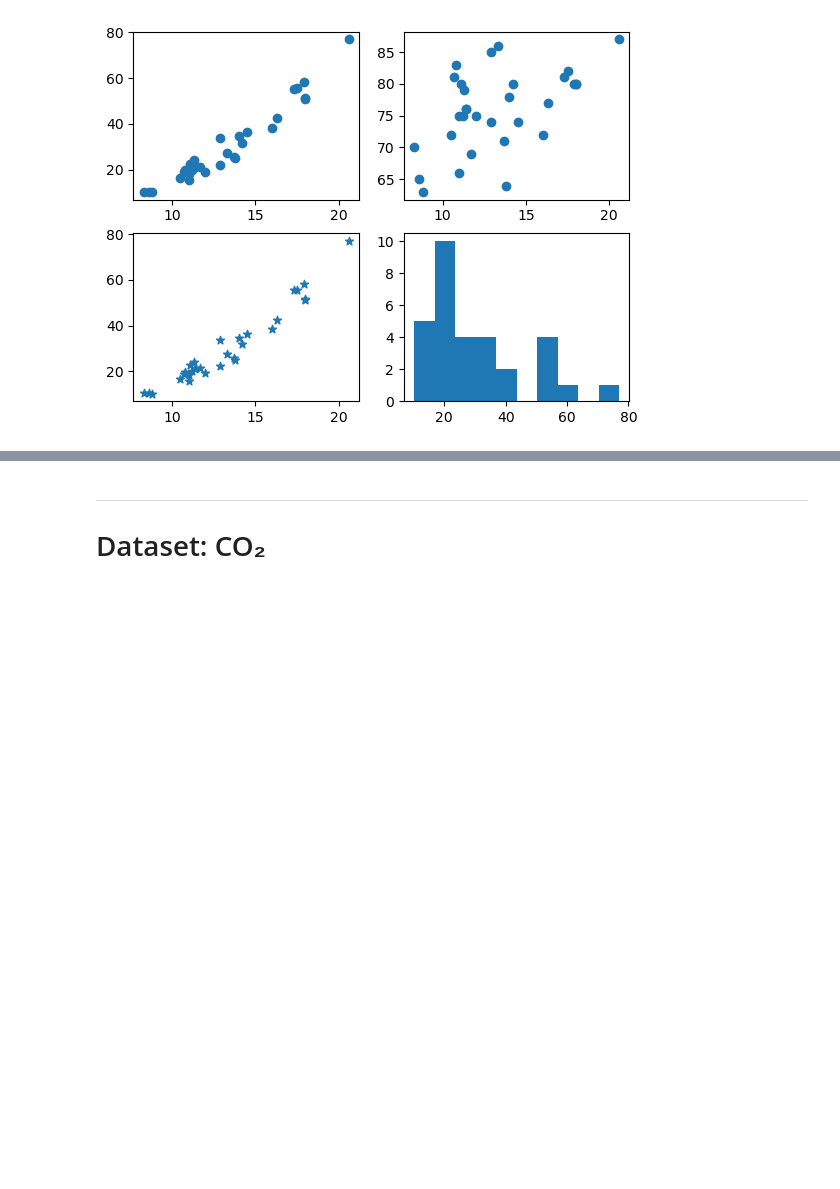
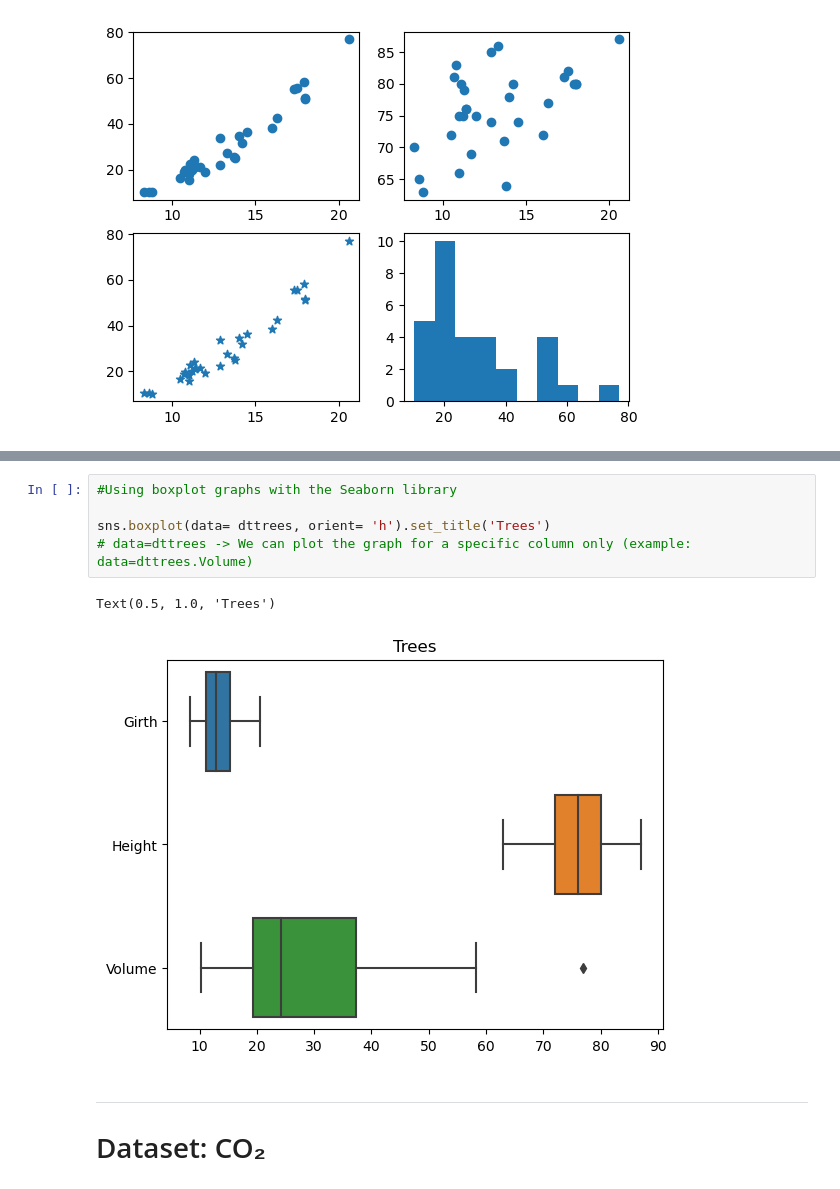
Before and after one commit to lucasmayeer/Study, a Jupyter notebook: Python/FormaçãoDataScience/02.Gráficos e Dashboards/Data_Training.ipynb, the cells around one changed output, grey strips where cells are left out. Saved outputs shown, nothing was run; the diff lists cells and outputs as text; blank space fills up the shorter version.

```diff
--- a/Python/FormaçãoDataScience/02.Gráficos e Dashboards/Data_Training.ipynb
+++ b/Python/FormaçãoDataScience/02.Gráficos e Dashboards/Data_Training.ipynb
@@ -123,3 +147,11 @@ plt.hist(dttrees.Volume)
+# %%
+#Using boxplot graphs with the Seaborn library
+
+sns.boxplot(data= dttrees, orient= 'h').set_title('Trees')
+# data=dttrees -> We can plot the graph for a specific column only (example: data=dttrees.Volume)
+# %% [output]
+Text(0.5, 1.0, 'Trees')
+[figure, added]
 # %% [markdown]
 ----
 # Dataset: CO₂
```
Also changed, not shown: parts of 34 cells of this notebook, 4 other files.
